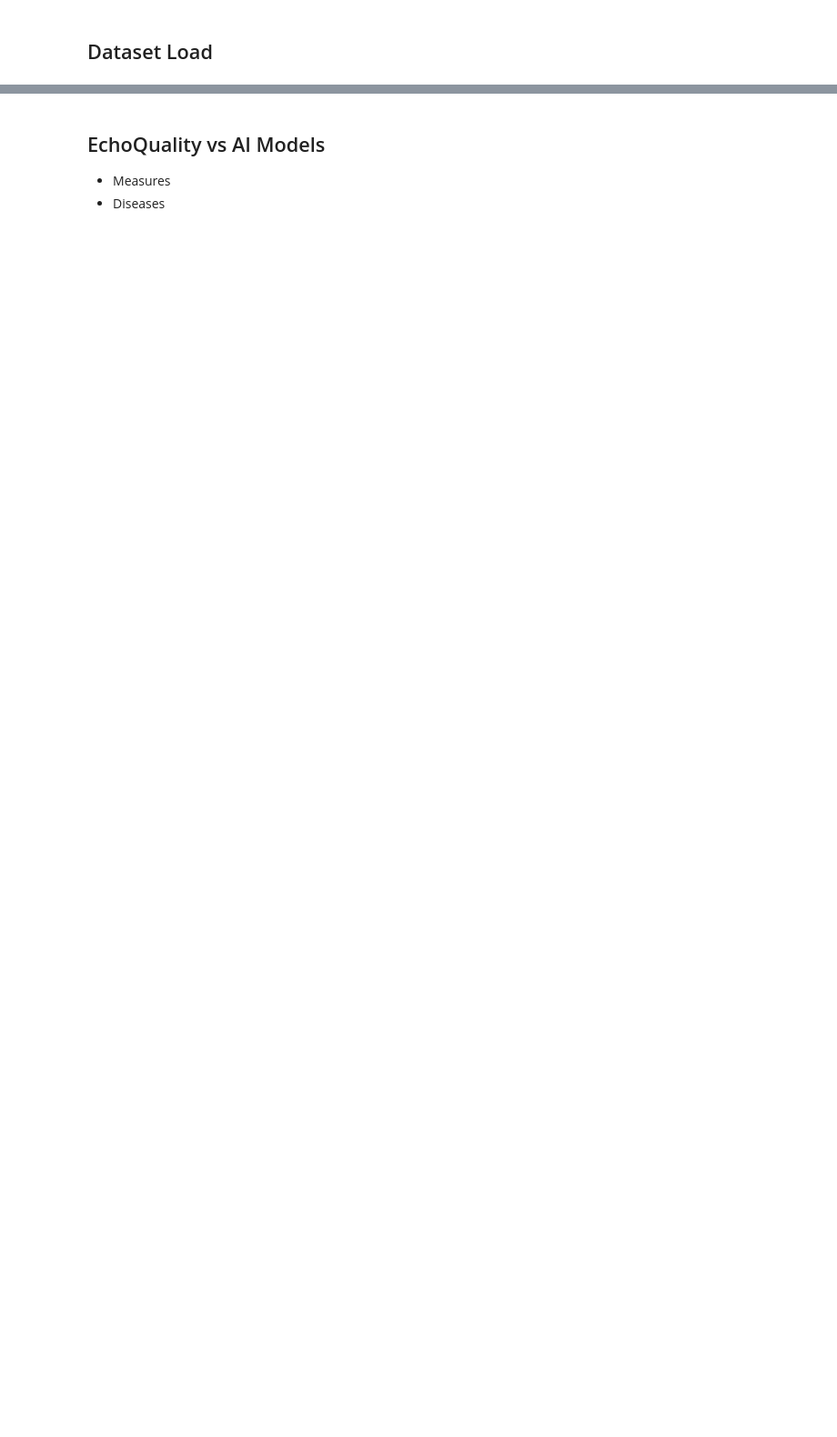
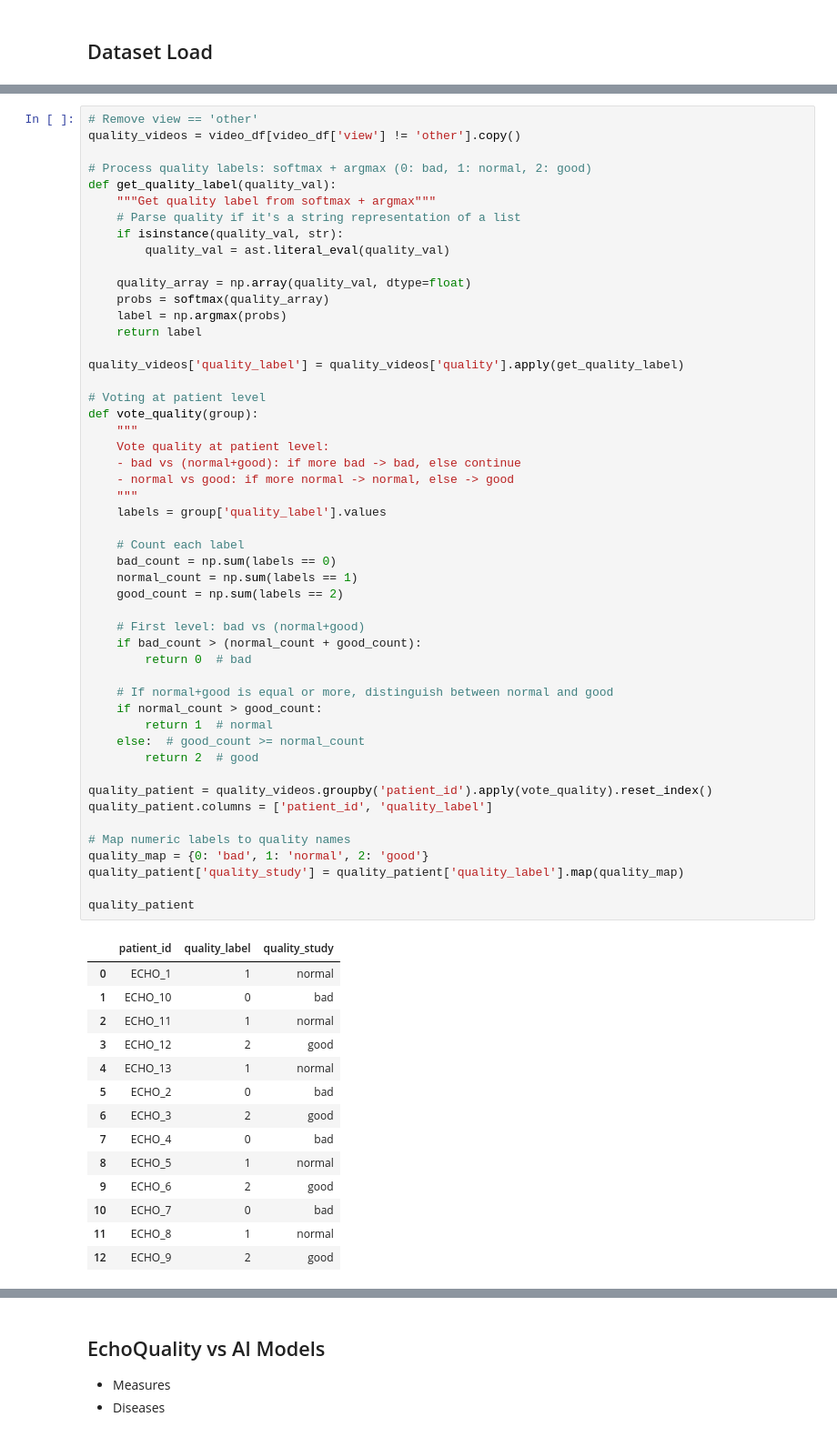
Before and after one commit to CardiovascularImagingVallHebron/EchoQuality, a Jupyter notebook: postprocess.ipynb, the cells around one changed output, grey strips where cells are left out. Shown at 91% size. Drawn from its saved outputs; the diff is of its cells as text; blank space fills up the shorter version.

```diff
--- a/postprocess.ipynb
+++ b/postprocess.ipynb
@@ -33,3 +123,68 @@ video_df
+# %%
+# Remove view == 'other'
+quality_videos = video_df[video_df['view'] != 'other'].copy()
+
+# Process quality labels: softmax + argmax (0: bad, 1: normal, 2: good)
+def get_quality_label(quality_val):
+    """Get quality label from softmax + argmax"""
+    # Parse quality if it's a string representation of a list
+    if isinstance(quality_val, str):
+        quality_val = ast.literal_eval(quality_val)
+
+    quality_array = np.array(quality_val, dtype=float)
+    probs = softmax(quality_array)
+    label = np.argmax(probs)
+    return label
+
+quality_videos['quality_label'] = quality_videos['quality'].apply(get_quality_label)
+
+# Voting at patient level
+def vote_quality(group):
+    """
+    Vote quality at patient level:
+    - bad vs (normal+good): if more bad -> bad, else continue
+    - normal vs good: if more normal -> normal, else -> good
+    """
+    labels = group['quality_label'].values
+
+    # Count each label
+    bad_count = np.sum(labels == 0)
+    normal_count = np.sum(labels == 1)
+    good_count = np.sum(labels == 2)
+
+    # First level: bad vs (normal+good)
+    if bad_count > (normal_count + good_count):
+        return 0  # bad
+
+    # If normal+good is equal or more, distinguish between normal and good
+    if normal_count > good_count:
+        return 1  # normal
+    else:  # good_count >= normal_count
+        return 2  # good
+
+quality_patient = quality_videos.groupby('patient_id').apply(vote_quality).reset_index()
+quality_patient.columns = ['patient_id', 'quality_label']
+
+# Map numeric labels to quality names
+quality_map = {0: 'bad', 1: 'normal', 2: 'good'}
+quality_patient['quality_study'] = quality_patient['quality_label'].map(quality_map)
+
+quality_patient
+# %% [output]
+|  | patient_id | quality_label | quality_study |
+| 0 | ECHO_1 | 1 | normal |
+| 1 | ECHO_10 | 0 | bad |
+| 2 | ECHO_11 | 1 | normal |
+| 3 | ECHO_12 | 2 | good |
+| 4 | ECHO_13 | 1 | normal |
+| 5 | ECHO_2 | 0 | bad |
+| 6 | ECHO_3 | 2 | good |
+| 7 | ECHO_4 | 0 | bad |
+| 8 | ECHO_5 | 1 | normal |
+| 9 | ECHO_6 | 2 | good |
+| 10 | ECHO_7 | 0 | bad |
+| 11 | ECHO_8 | 1 | normal |
+| 12 | ECHO_9 | 2 | good |
 # %% [markdown]
 ## EchoQuality Study Level
 - Total distribution
```
Also changed, not shown: parts of 12 cells of this notebook, 7 other files.
